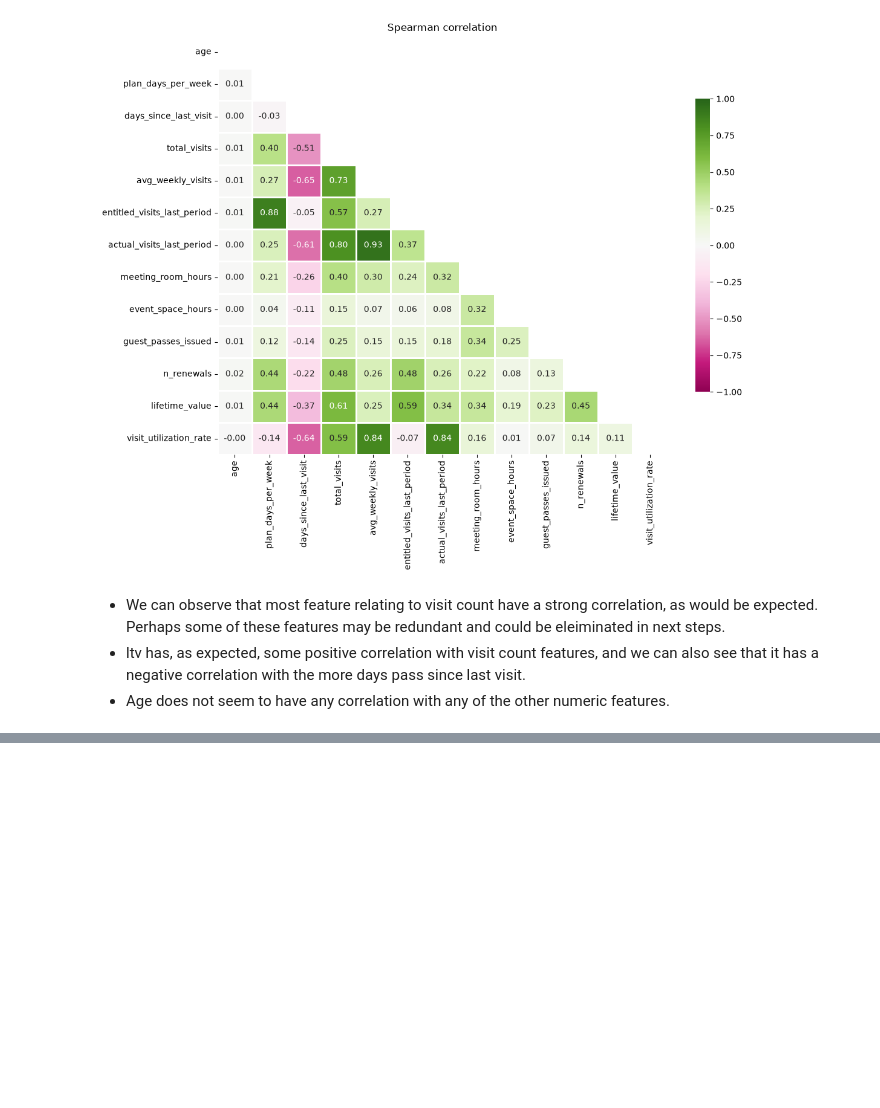
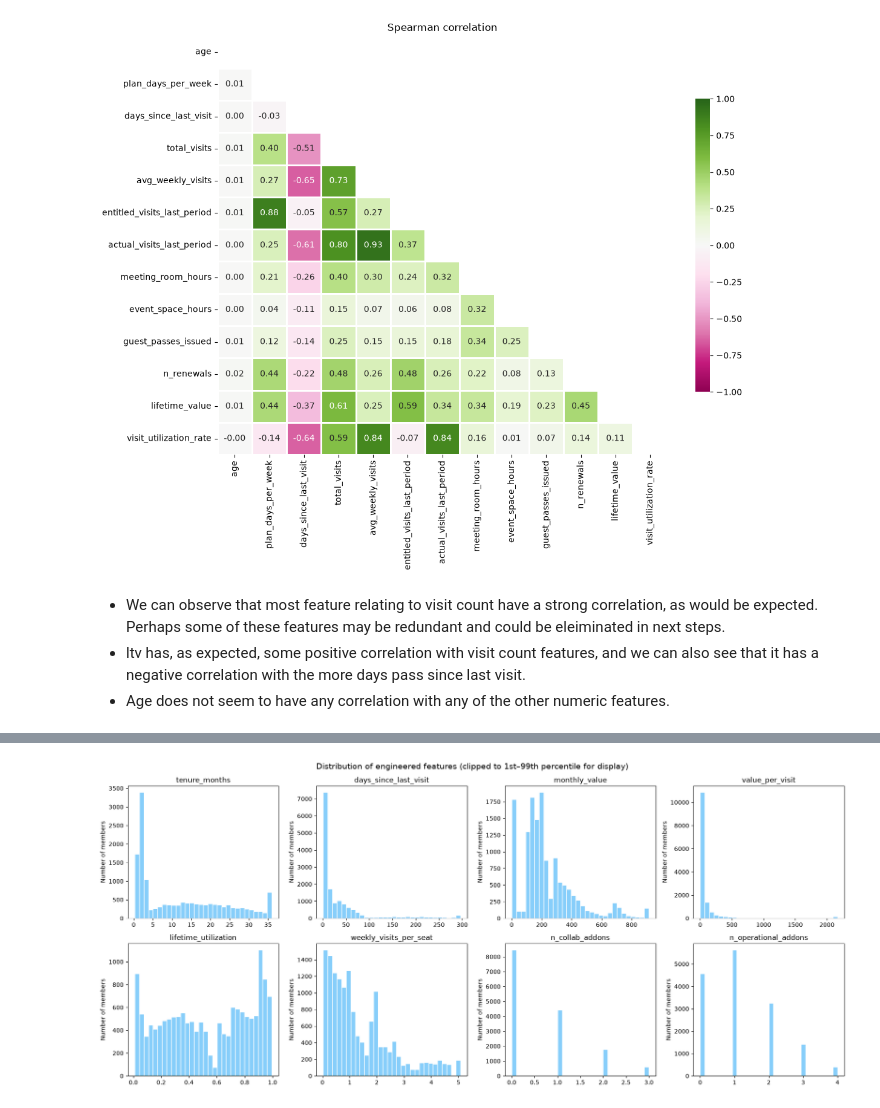
Before and after one commit to jfmenezes/Data-Mining-Project, a Jupyter notebook: Notebooks/DE_Graphs_adjusted.ipynb, the cells around one changed output, grey strips where cells are left out. Drawn from its saved outputs; the diff is of its cells as text; code cells hidden in the pictures; blank space fills up the shorter version.

Commit message:
Trim engineered features from 19 to 12
Co-Authored-By: Claude Opus 5.5 <noreply@anthropic.com>

```diff
--- a/Notebooks/DE_Graphs_adjusted.ipynb
+++ b/Notebooks/DE_Graphs_adjusted.ipynb
@@ -1277,0 +1165,15 @@ Next steps before clustering (Deliverable 2):
+# %%
+plot_features = ['tenure_months', 'days_since_last_visit', 'monthly_value', 'value_per_visit',
+                 'lifetime_utilization', 'weekly_visits_per_seat', 'n_collab_addons', 'n_operational_addons']
+
+fig, axes = plt.subplots(2, 4, figsize=(18, 8), tight_layout=True)
+for ax, col in zip(axes.flat, plot_features):
+    values = acdc_features[col].dropna()
+    low, high = values.quantile([0.01, 0.99])
+    ax.hist(values.clip(low, high), bins=30, color=Graph_Color[1], edgecolor=Edgecolor[1])
+    ax.set_title(col)
+    ax.set_ylabel('Number of members')
+fig.suptitle('Distribution of engineered features (clipped to 1st–99th percentile for display)', fontsize=14)
+plt.show()
+# %% [output]
+[figure, added]
```
Also changed, not shown: parts of 74 cells of this notebook.
